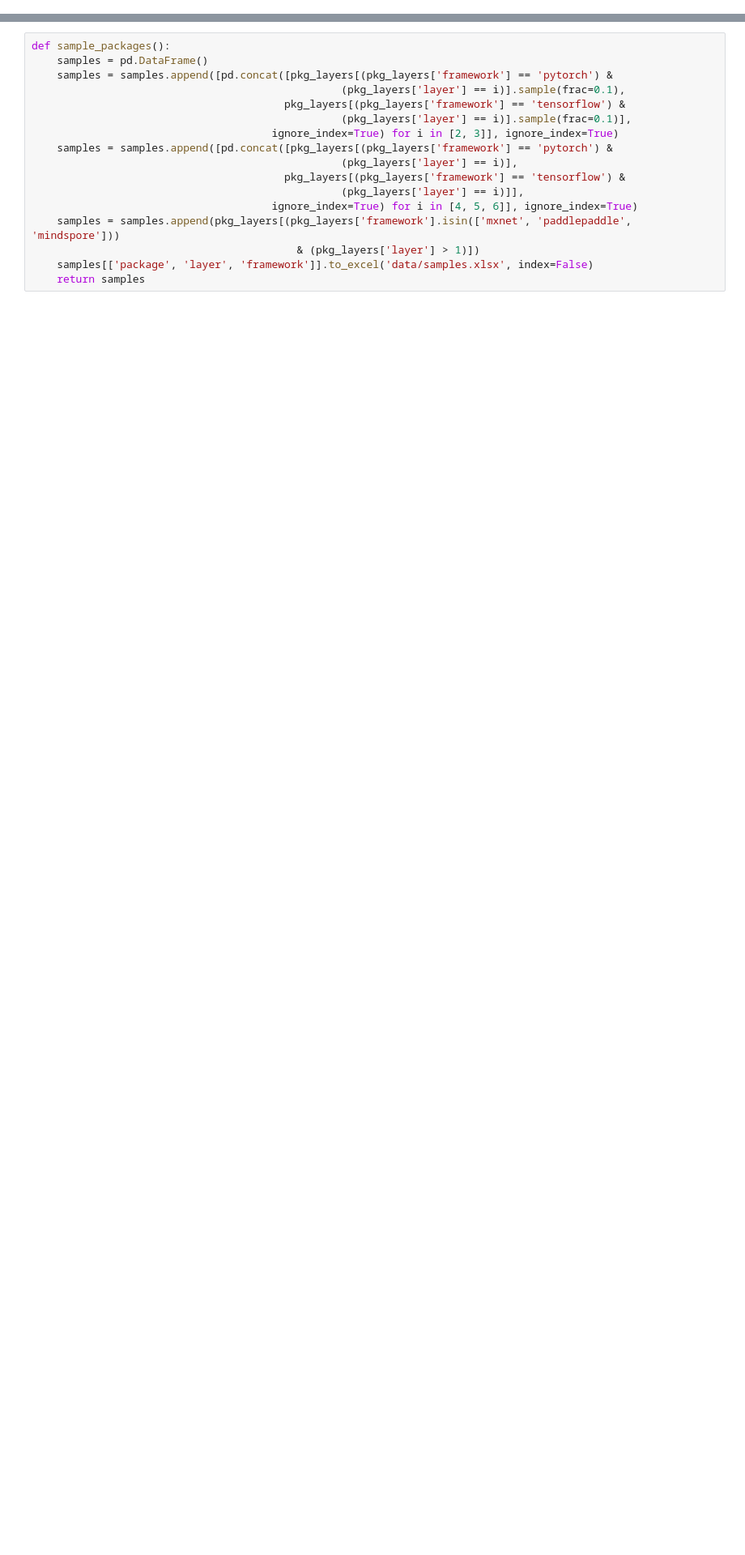
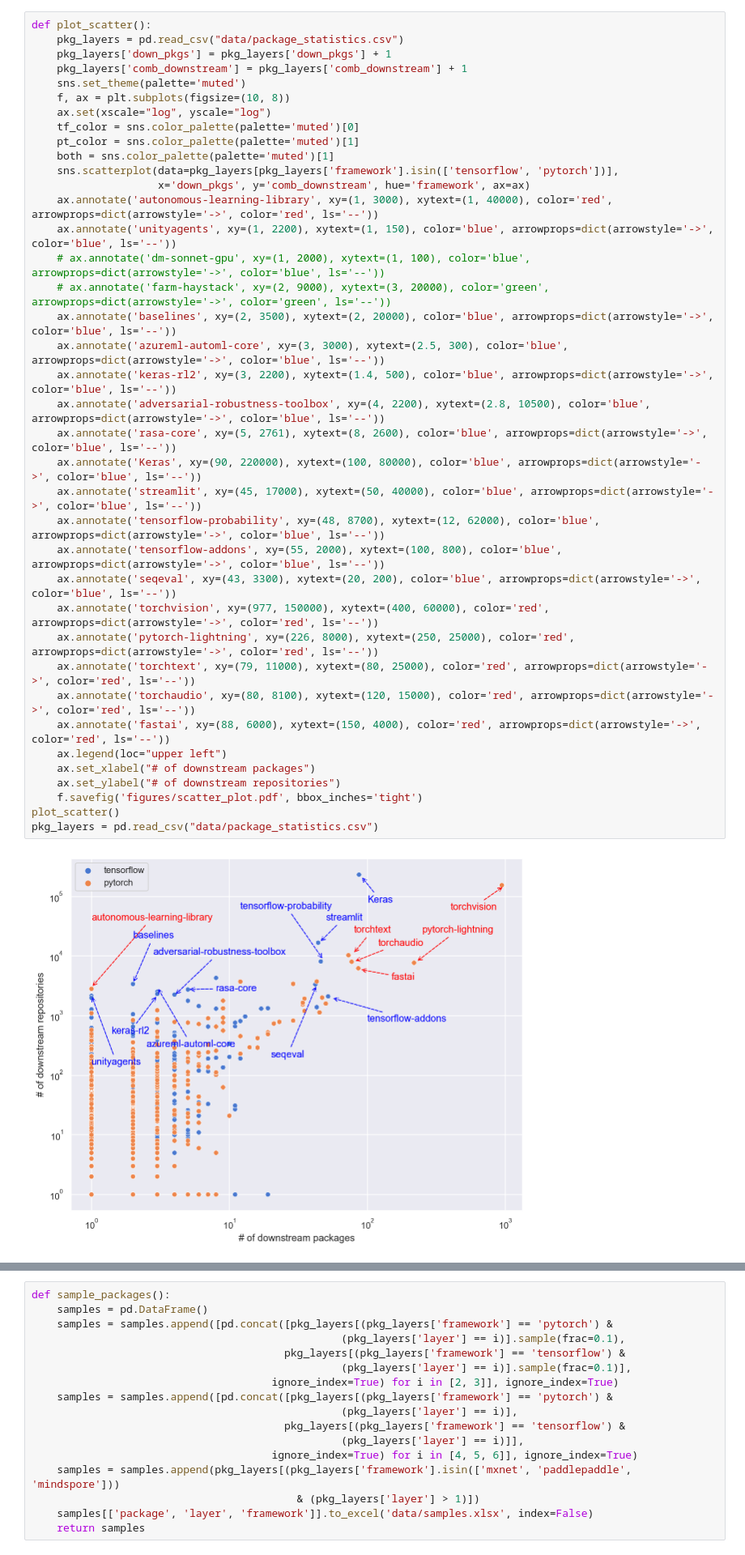
Before and after one commit to gaokai320/DLSupplyChainLandscape, a Jupyter notebook: rq1_packages.ipynb, the cells around one changed output, grey strips where cells are left out. Shown: that part at 81% size. Drawn from its saved outputs; the diff is of its cells as text; blank space fills up the shorter version.

```diff
--- a/rq1_packages.ipynb
+++ b/rq1_packages.ipynb
@@ -106,0 +279,40 @@ Gini coefficient: 0.603261785220878 0.7827195727858853
+# %%
+def plot_scatter():
+    pkg_layers = pd.read_csv("data/package_statistics.csv")
+    pkg_layers['down_pkgs'] = pkg_layers['down_pkgs'] + 1
+    pkg_layers['comb_downstream'] = pkg_layers['comb_downstream'] + 1
+    sns.set_theme(palette='muted')
+    f, ax = plt.subplots(figsize=(10, 8))
+    ax.set(xscale="log", yscale="log")
+    tf_color = sns.color_palette(palette='muted')[0]
+    pt_color = sns.color_palette(palette='muted')[1]
+    both = sns.color_palette(palette='muted')[1]
+    sns.scatterplot(data=pkg_layers[pkg_layers['framework'].isin(['tensorflow', 'pytorch'])],
+                    x='down_pkgs', y='comb_downstream', hue='framework', ax=ax)
+    ax.annotate('autonomous-learning-library', xy=(1, 3000), xytext=(1, 40000), color='red', arrowprops=dict(arrowstyle='->', color='red', ls='--'))
+    ax.annotate('unityagents', xy=(1, 2200), xytext=(1, 150), color='blue', arrowprops=dict(arrowstyle='->', color='blue', ls='--'))
+    # ax.annotate('dm-sonnet-gpu', xy=(1, 2000), xytext=(1, 100), color='blue', arrowprops=dict(arrowstyle='->', color='blue', ls='--'))
+    # ax.annotate('farm-haystack', xy=(2, 9000), xytext=(3, 20000), color='green', arrowprops=dict(arrowstyle='->', color='green', ls='--'))
+    ax.annotate('baselines', xy=(2, 3500), xytext=(2, 20000), color='blue', arrowprops=dict(arrowstyle='->', color='blue', ls='--'))
+    ax.annotate('azureml-automl-core', xy=(3, 3000), xytext=(2.5, 300), color='blue', arrowprops=dict(arrowstyle='->', color='blue', ls='--'))
+    ax.annotate('keras-rl2', xy=(3, 2200), xytext=(1.4, 500), color='blue', arrowprops=dict(arrowstyle='->', color='blue', ls='--'))
+    ax.annotate('adversarial-robustness-toolbox', xy=(4, 2200), xytext=(2.8, 10500), color='blue', arrowprops=dict(arrowstyle='->', color='blue', ls='--'))
+    ax.annotate('rasa-core', xy=(5, 2761), xytext=(8, 2600), color='blue', arrowprops=dict(arrowstyle='->', color='blue', ls='--'))
+    ax.annotate('Keras', xy=(90, 220000), xytext=(100, 80000), color='blue', arrowprops=dict(arrowstyle='->', color='blue', ls='--'))
+    ax.annotate('streamlit', xy=(45, 17000), xytext=(50, 40000), color='blue', arrowprops=dict(arrowstyle='->', color='blue', ls='--'))
+    ax.annotate('tensorflow-probability', xy=(48, 8700), xytext=(12, 62000), color='blue', arrowprops=dict(arrowstyle='->', color='blue', ls='--'))
+    ax.annotate('tensorflow-addons', xy=(55, 2000), xytext=(100, 800), color='blue', arrowprops=dict(arrowstyle='->', color='blue', ls='--'))
+    ax.annotate('seqeval', xy=(43, 3300), xytext=(20, 200), color='blue', arrowprops=dict(arrowstyle='->', color='blue', ls='--'))
+    ax.annotate('torchvision', xy=(977, 150000), xytext=(400, 60000), color='red', arrowprops=dict(arrowstyle='->', color='red', ls='--'))
+    ax.annotate('pytorch-lightning', xy=(226, 8000), xytext=(250, 25000), color='red', arrowprops=dict(arrowstyle='->', color='red', ls='--'))
+    ax.annotate('torchtext', xy=(79, 11000), xytext=(80, 25000), color='red', arrowprops=dict(arrowstyle='->', color='red', ls='--'))
+    ax.annotate('torchaudio', xy=(80, 8100), xytext=(120, 15000), color='red', arrowprops=dict(arrowstyle='->', color='red', ls='--'))
+    ax.annotate('fastai', xy=(88, 6000), xytext=(150, 4000), color='red', arrowprops=dict(arrowstyle='->', color='red', ls='--'))
+    ax.legend(loc="upper left")
+    ax.set_xlabel("# of downstream packages")
+    ax.set_ylabel("# of downstream repositories")
+    f.savefig('figures/scatter_plot.pdf', bbox_inches='tight')
+plot_scatter()
+pkg_layers = pd.read_csv("data/package_statistics.csv")
+# %% [output]
+[figure, added]
```
Also changed, not shown: parts of 29 cells of this notebook, 2 other files.
